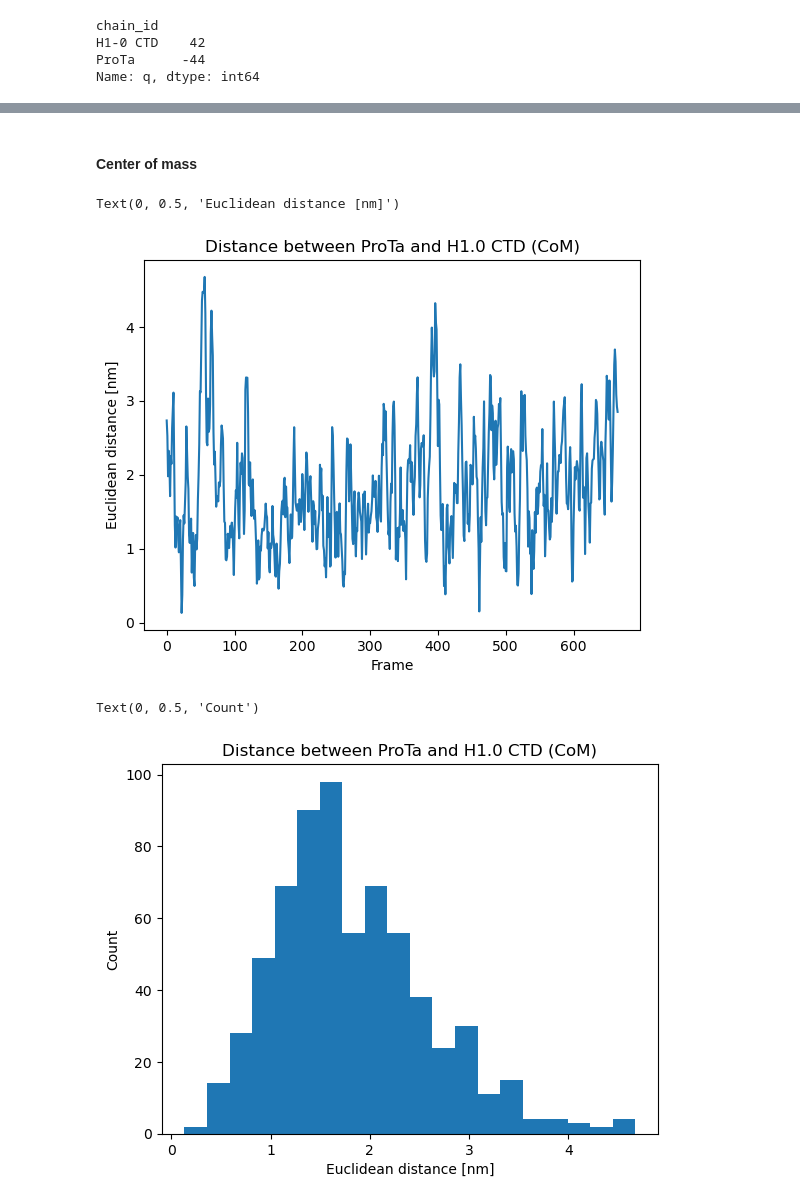
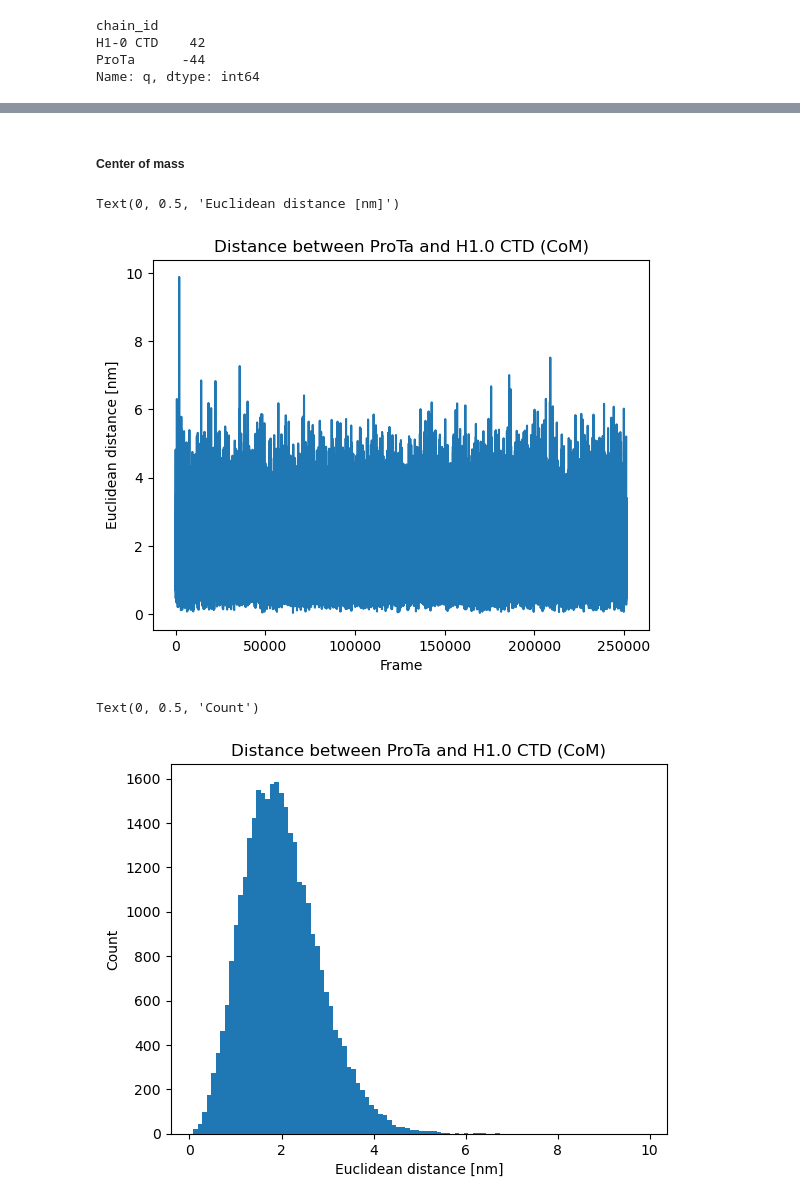
Before and after one commit to frederikespersen/OrthoIDP, a Jupyter notebook: exp/prota_h1-0/prota_h1-0.ipynb, the cells around one changed output, grey strips where cells are left out. Cells and saved outputs as stored; diff of their text form; code cells hidden in the pictures.

Commit message:
Three chain simulations

```diff
--- a/exp/prota_h1-0/prota_h1-0.ipynb
+++ b/exp/prota_h1-0/prota_h1-0.ipynb
@@ -136,7 +136,7 @@ for prot, traj in trajs.items():
 # %%
 # Loading trajectory
 trajs = []
-for prot in ['PROTA_WT', 'H1-0_WT', 'PROTA_WT']:
+for prot in ['H1-0_WT', 'PROTA_WT']:
     top_path  = f'data/{prot}.pdb'
     trajs.append(md.load(top_path))
 trajs
@@ -174,7 +177,8 @@ Name: q, dtype: int64
 # %%
 # Loading trajectory
-traj = md.load_dcd("results/two_chain/traj.dcd", "results/two_chain/top.pdb")
-residues = simulate_utils.extract_sequences("results/two_chain/top.pdb")
+dir = "results/two_chain/default/H1-0_PROTA_WT"
+traj = md.load_dcd(f"{dir}/traj.dcd", f"{dir}/top.pdb")
+residues = simulate_utils.extract_sequences(f"{dir}/top.pdb")
 # %%
 # Mapping chains to proteins
 chain_map = {
@@ -245,5 +249,5 @@ plt.show()
 # %% [markdown]
-#### Center of mass
+##### Center of mass
 # %%
 # Computing center of mass for each protein
 com_H10 = analyse_utils.compute_com(''.join(residues.aa[residues.chain_id == 'H1-0 CTD']), traj.atom_slice(residues.res[residues.chain_id == 'H1-0 CTD']))
@@ -259,13 +262,13 @@ plt.xlabel("Frame")
 plt.ylabel("Euclidean distance [nm]")
 # %% [output]
 Text(0, 0.5, 'Euclidean distance [nm]')
-[figure, old version]
+[figure, new version]
 # %%
-# Plotting COM difference over time
-plt.hist(com_diff, bins=20)
+# Plotting COM difference distribution
+plt.hist(com_diff, bins=100)
 plt.title("Distance between ProTa and H1.0 CTD (CoM)")
 plt.xlabel("Euclidean distance [nm]")
 plt.ylabel("Count")
 # %% [output]
 Text(0, 0.5, 'Count')
-[figure, old version]
+[figure, new version]
```
Also changed, not shown: parts of 20 cells of this notebook.
